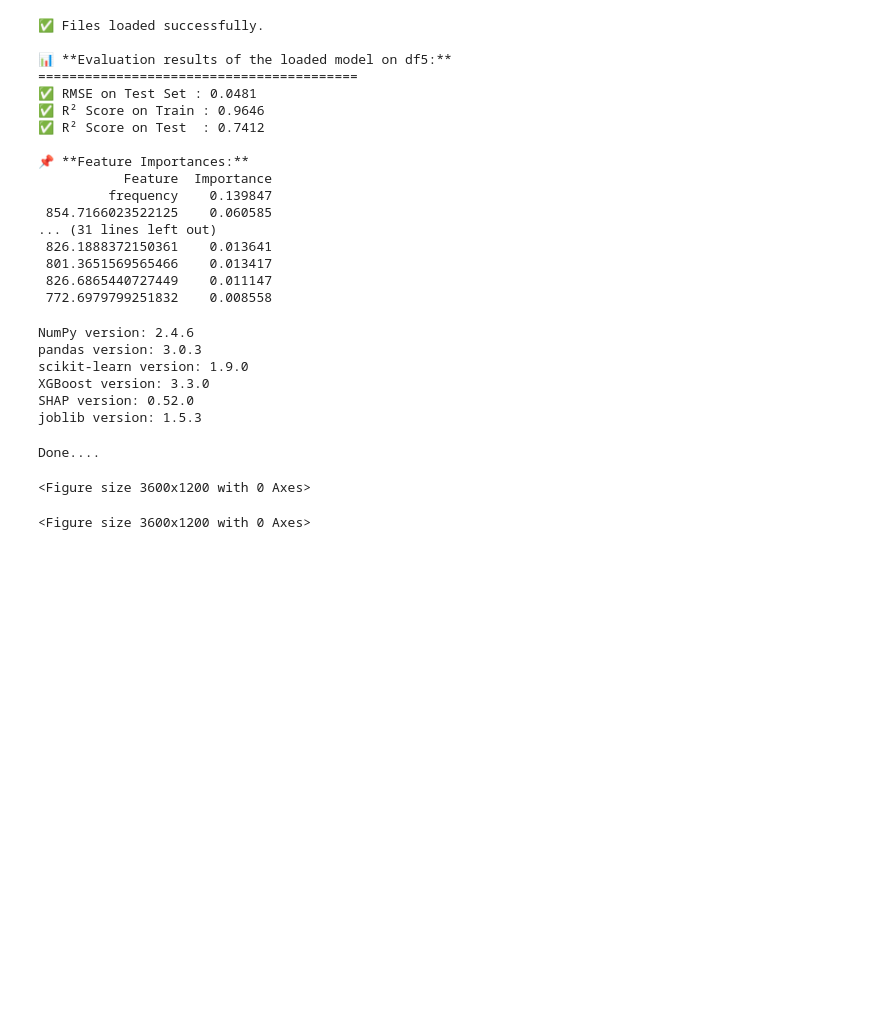
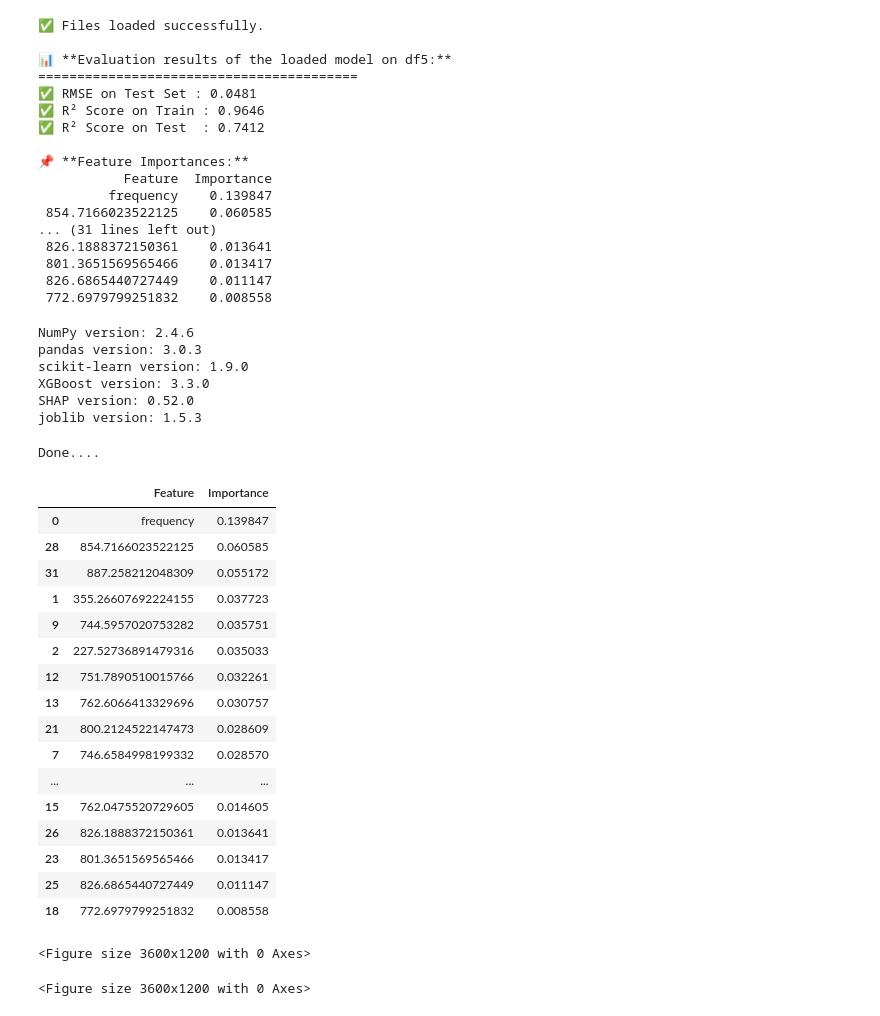
Before and after one commit to Saeed9731/plasma-jet-spectral-ml, a Jupyter notebook: plotshap.ipynb, the cells around one changed output. Cells and saved outputs as stored; diff of their text form; code cells hidden in the pictures; blank space fills up the shorter version.

```diff
--- a/plotshap.ipynb
+++ b/plotshap.ipynb
@@ -180,3 +180,23 @@ doc.save(r"Feature_Importance_Max_Oxygen_LifeTime.docx")
 print("Done....")
 # %% [output]
 Done....
+# %%
+dataimportance
+# %% [output]
+|  | Feature | Importance |
+| 0 | frequency | 0.139847 |
+| 28 | 854.7166023522125 | 0.060585 |
+| 31 | 887.258212048309 | 0.055172 |
+| 1 | 355.26607692224155 | 0.037723 |
+| 9 | 744.5957020753282 | 0.035751 |
+| 2 | 227.52736891479316 | 0.035033 |
+| 12 | 751.7890510015766 | 0.032261 |
+| 13 | 762.6066413329696 | 0.030757 |
+| 21 | 800.2124522147473 | 0.028609 |
+| 7 | 746.6584998199332 | 0.028570 |
+| ... | ... | ... |
+| 15 | 762.0475520729605 | 0.014605 |
+| 26 | 826.1888372150361 | 0.013641 |
+| 23 | 801.3651569565466 | 0.013417 |
+| 25 | 826.6865440727449 | 0.011147 |
+| 18 | 772.6979799251832 | 0.008558 |
```
Also changed, not shown: parts of 1 cell of this notebook, 3 other files.
